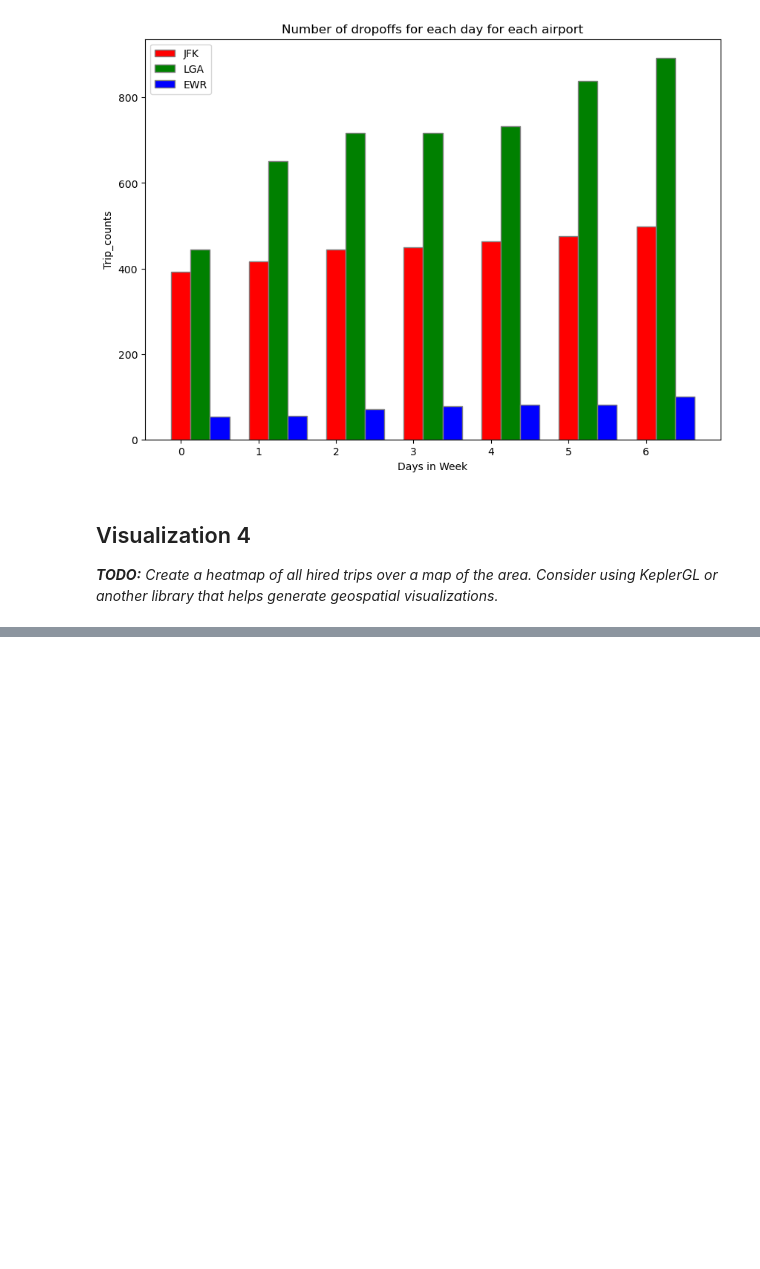
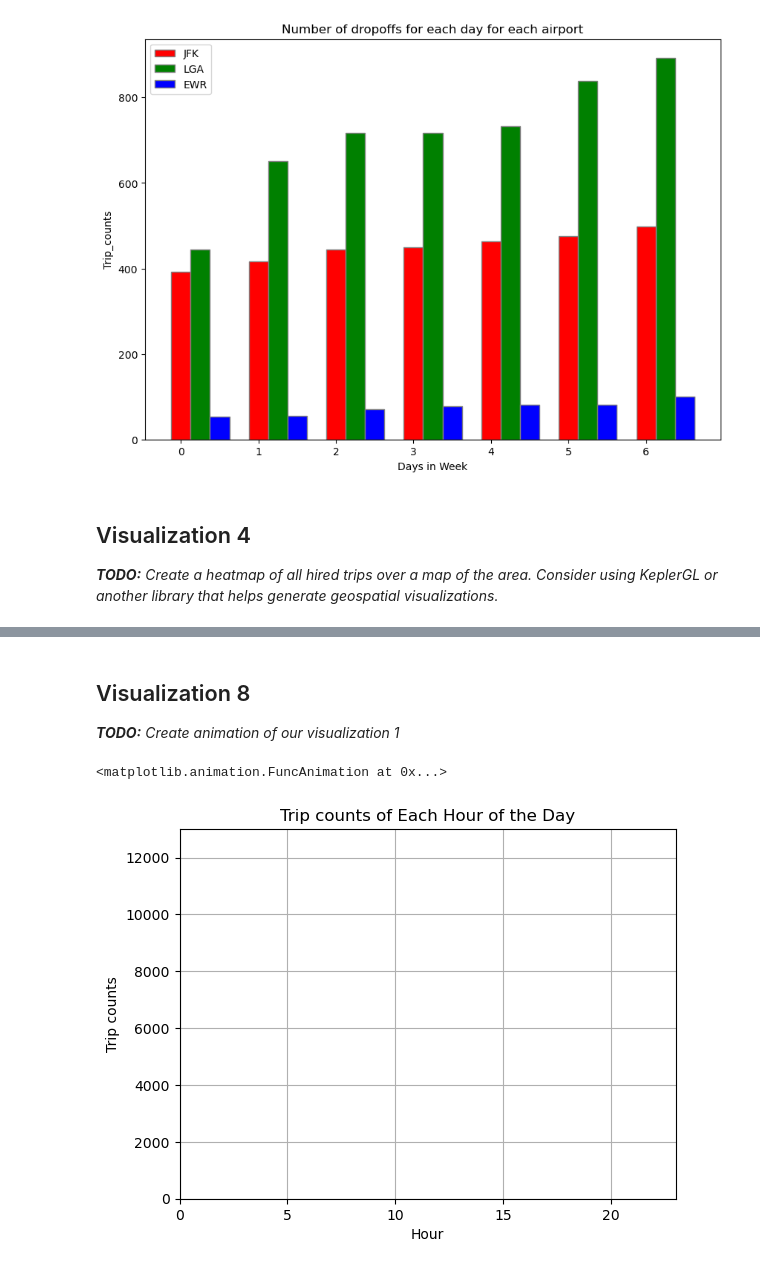
Before and after one commit to ycsilvia/Projects-portfolio, a Jupyter notebook: Uber_and_Yellow_Taxi/VisualizingData.ipynb, the cells around one changed output, grey strips where cells are left out. Cells and saved outputs as stored; diff of their text form; code cells hidden in the pictures; blank space fills up the shorter version.

```diff
--- a/Uber_and_Yellow_Taxi/VisualizingData.ipynb
+++ b/Uber_and_Yellow_Taxi/VisualizingData.ipynb
@@ -212,0 +262,44 @@ _**TODO:** Plot the number of taxi trips per hour of the day._
+# %% [markdown]
+## Visualization 8
+
+_**TODO:** Create animation of our visualization 1_
+# %%
+df = pd.read_sql_query(QUERY_1, engine).sort_values(by="HOUR", ascending=True)
+df.index = df['HOUR']
+
+def generate_data():
+    for i in range(24):
+        yield int(df['HOUR'][i]), int(df['Trip_counts'][i])
+
+# initialize the plot
+fig, ax = plt.subplots()
+line, = ax.plot([], [], lw=2)
+ax.grid()
+x_data = []
+y_data = []
+
+# create a function that initializes the plot
+def initialization():
+    ax.set_ylim(0, 13000)
+    ax.set_xlim(0, 23)
+    ax.set_xlabel('Hour')
+    ax.set_ylabel('Trip counts')
+    ax.set_title('Trip counts of Each Hour of the Day')
+    del x_data[:]
+    del y_data[:]
+    line.set_data(x_data, y_data)
+    return line
+
+# create a function that updates the data of each hour
+def update(data: tuple):
+    x, y = data
+    x_data.append(x)
+    y_data.append(y)
+    line.set_data(x_data, y_data)
+    return line
+
+animation.FuncAnimation(fig, update, generate_data, interval=23,
+                            repeat=False, init_func=initialization)
+# %% [output]
+<matplotlib.animation.FuncAnimation at 0x...>
+[figure, added]
```
Also changed, not shown: parts of 13 cells of this notebook.
